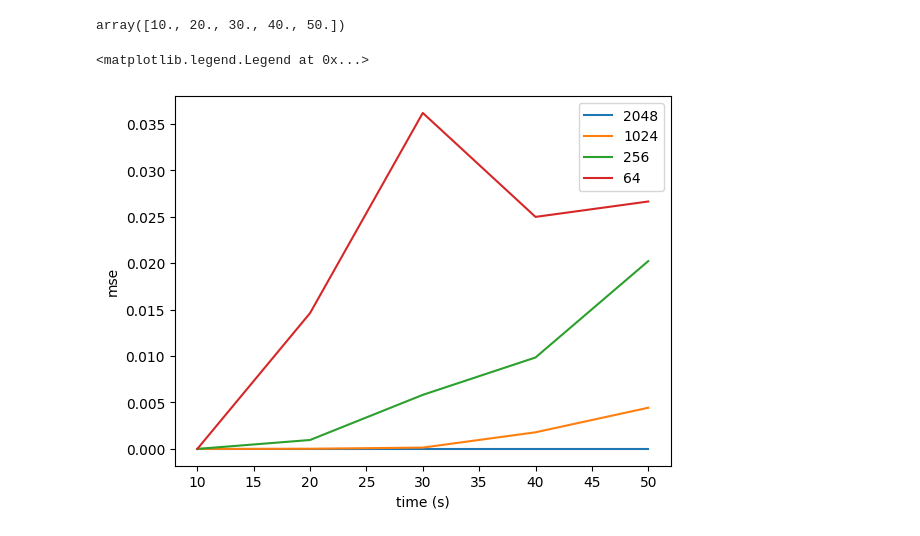
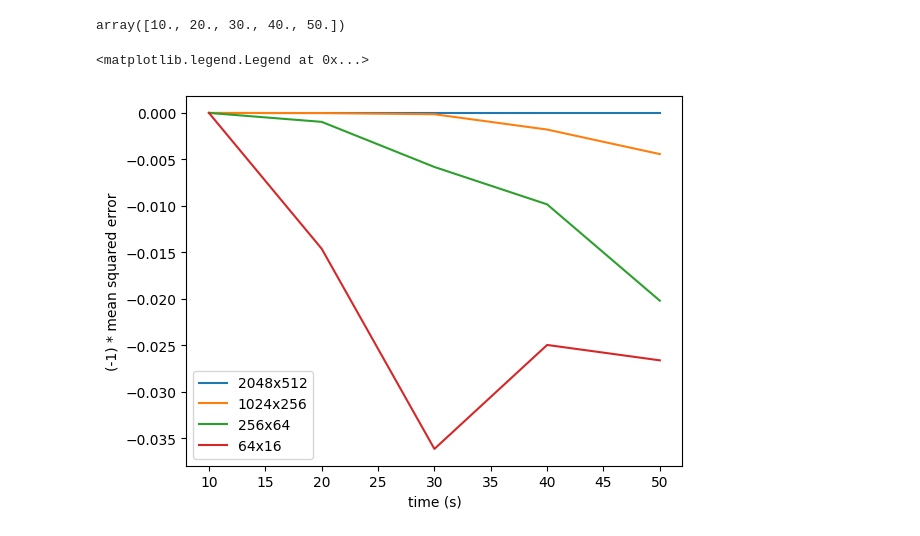
Before and after one commit to diegodelc/jax-cfd, a Jupyter notebook: notebooks/hybrid_model/training_superresolutions/mesh_convergence.ipynb, the cells around one changed output. Cells and saved outputs as stored; diff of their text form; code cells hidden in the pictures.

```diff
--- a/notebooks/hybrid_model/training_superresolutions/mesh_convergence.ipynb
+++ b/notebooks/hybrid_model/training_superresolutions/mesh_convergence.ipynb
@@ -95,10 +95,18 @@ def calculateErrors(reference,referenceFactor,otherSim,otherFactor):
 # %%
 errors = {}
 
-errors["2048"] = calculateErrors(datasets["dns_2048x512"],None,datasets["dns_2048x512"],None)
-errors["1024"] = calculateErrors(datasets["dns_2048x512"],2,datasets["dns_1024x256"],None)
-errors["256"] = calculateErrors(datasets["dns_2048x512"],8,datasets["dns_256x64"],None)
-errors["64"] = calculateErrors(datasets["dns_2048x512"],32,datasets["dns_64x16"],None)
+errors["2048x512"] = calculateErrors(datasets["dns_2048x512"],None,datasets["dns_2048x512"],None)
+errors["1024x256"] = calculateErrors(datasets["dns_2048x512"],2,datasets["dns_1024x256"],None)
+errors["256x64"] = calculateErrors(datasets["dns_2048x512"],8,datasets["dns_256x64"],None)
+errors["64x16"] = calculateErrors(datasets["dns_2048x512"],32,datasets["dns_64x16"],None)
+# %%
+mykeys = errors.keys()
+
+for key in mykeys:
+    thislist = errors[key]
+    for i in range(len(errors[key])):
+        thislist[i] = -thislist[i]
+    errors[key] = thislist
 # %%
 time = datasets["dns_1024x256"].time.values
 time
@@ -107,19 +115,19 @@ array([10., 20., 30., 40., 50.])
 # %%
 mykeys = errors.keys()
 
 for key in mykeys:
     plt.plot(time,errors[key],label=key)
 
 # plt.plot(time,errors_LI_256x64,'-gx',label="LI 256x64")
 # plt.plot(time,errors_LI_64x16,'-go',label="LI 64x16")
 
 # plt.plot(time,errors_DNS_256x64,'-bx',label="DNS 256x64")
 # plt.plot(time,errors_DNS_64x16,'-bo',label="DNS 64x16")
 plt.xlabel("time (s)")
-plt.ylabel("mse")
+plt.ylabel("(-1) * mean squared error")
 plt.legend()
-# plt.ylim([0,1])
+# plt.ylim([0,10000])
 # plt.xlim([40,50])
 # %% [output]
 <matplotlib.legend.Legend at 0x...>
-[figure, old version]
+[figure, new version]
```
Also changed, not shown: 5 other files.
